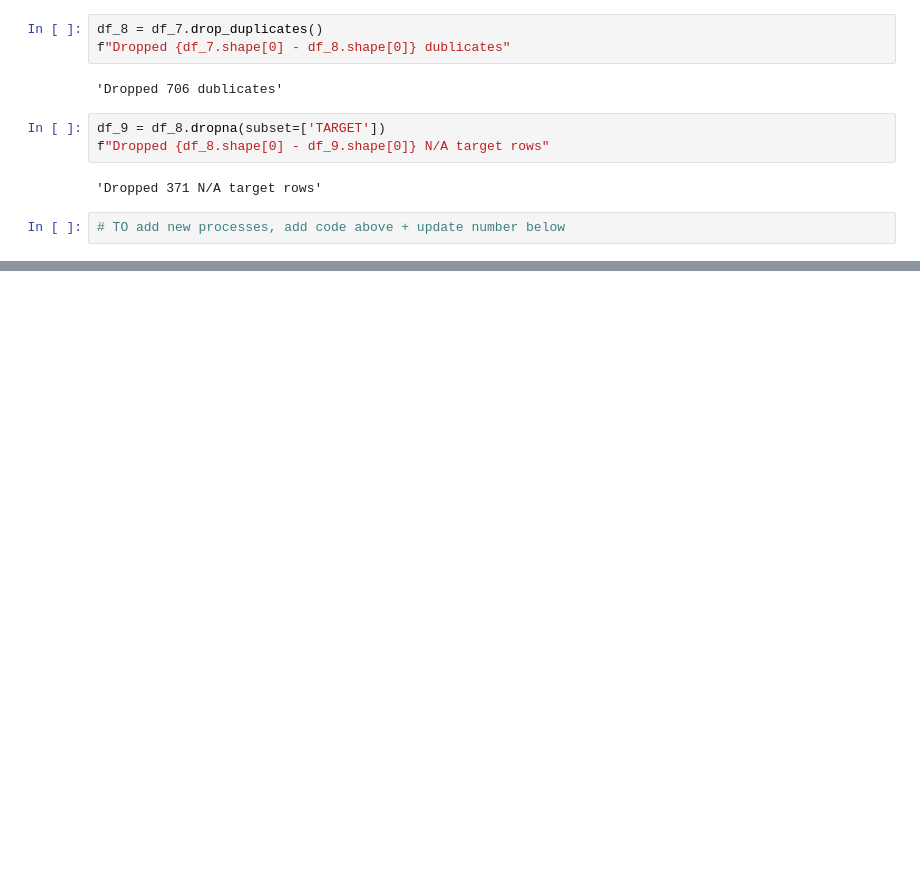
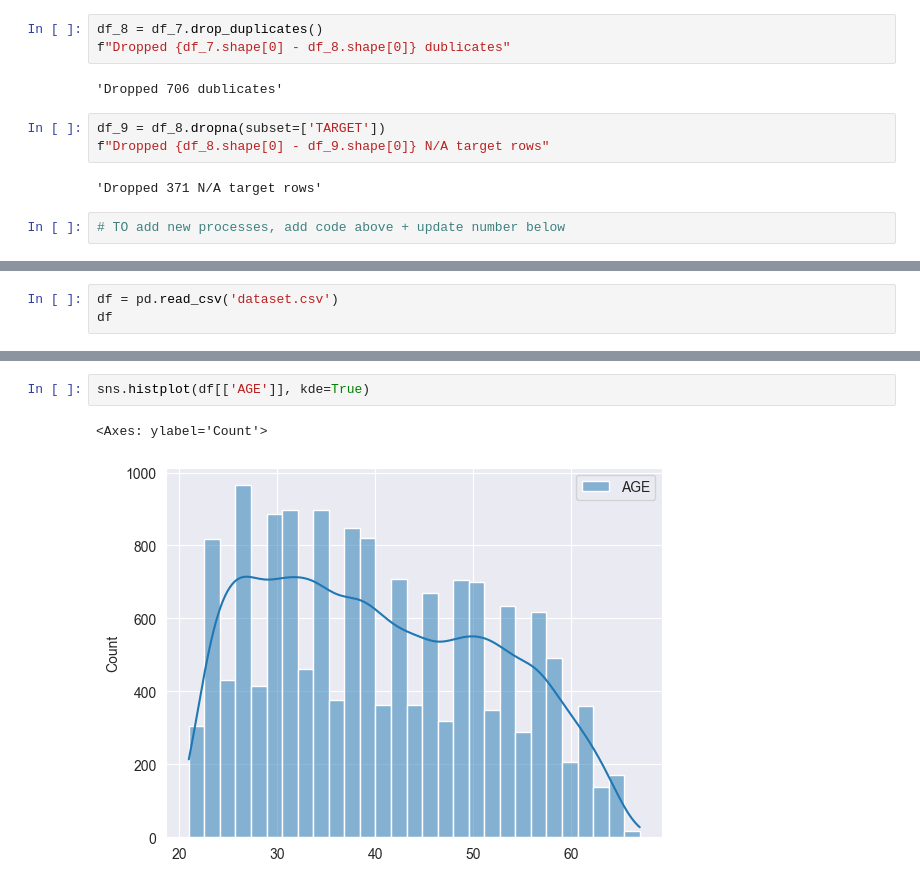
Before and after one commit to ksusonic/bank-ml-mailing, a Jupyter notebook: dataset.ipynb, the cells around one changed output, grey strips where cells are left out. Drawn from its saved outputs; the diff is of its cells as text; blank space fills up the shorter version.

```diff
--- a/dataset.ipynb
+++ b/dataset.ipynb
@@ -238,0 +259,3 @@ df_prepared.to_csv('dataset.csv')
+# %%
+df = pd.read_csv('dataset.csv')
+df
@@ -238,0 +276,5 @@ df_prepared.to_csv('dataset.csv')
+# %%
+sns.histplot(df[['AGE']], kde=True)
+# %% [output]
+<Axes: ylabel='Count'>
+[figure, added]
```
Also changed, not shown: parts of 14 cells of this notebook, 11 other files.
